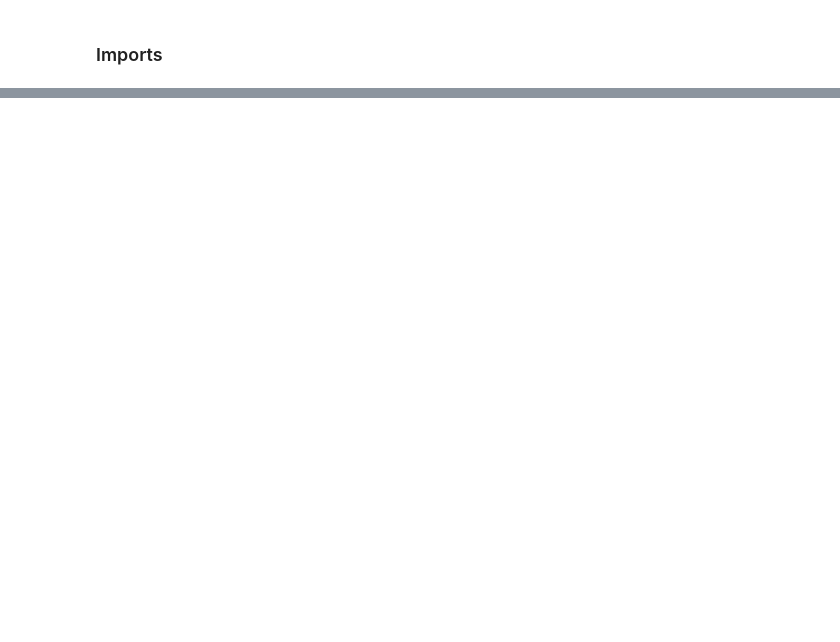
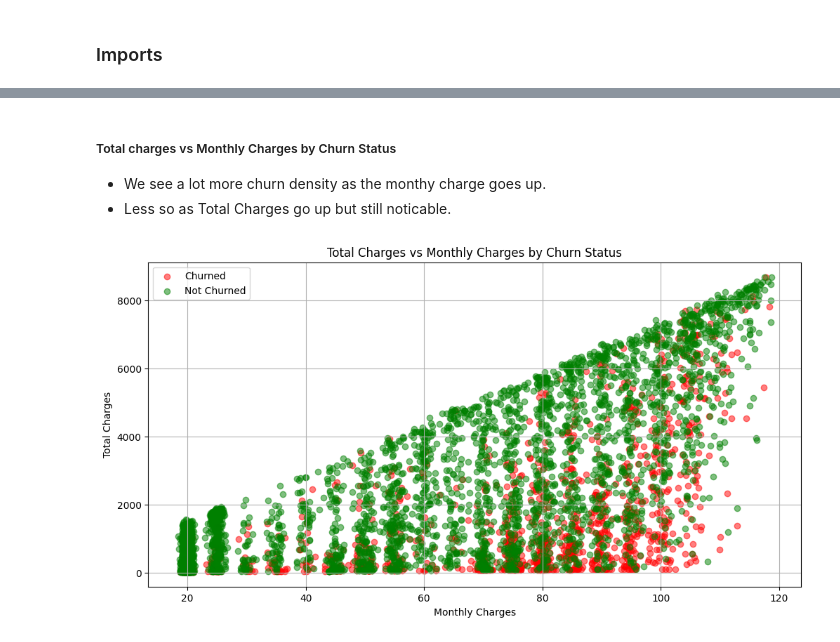
Before and after one commit to eelysee/telco_churn_ds_project, a Jupyter notebook: Final Report.ipynb, the cells around one changed output, grey strips where cells are left out. Drawn from its saved outputs; the diff is of its cells as text; code cells hidden in the pictures; blank space fills up the shorter version.

```diff
--- a/Final Report.ipynb
+++ b/Final Report.ipynb
@@ -61,0 +142,8 @@ telco.head()
+# %% [markdown]
+##### Total charges vs Monthly Charges by Churn Status
+- We see a lot more churn density as the monthy charge goes up.
+- Less so as Total Charges go up but still noticable.
+# %%
+model.churn_scatter_plot(train)
+# %% [output]
+[figure, added]
```
Also changed, not shown: parts of 70 cells of this notebook, 4 other files.
